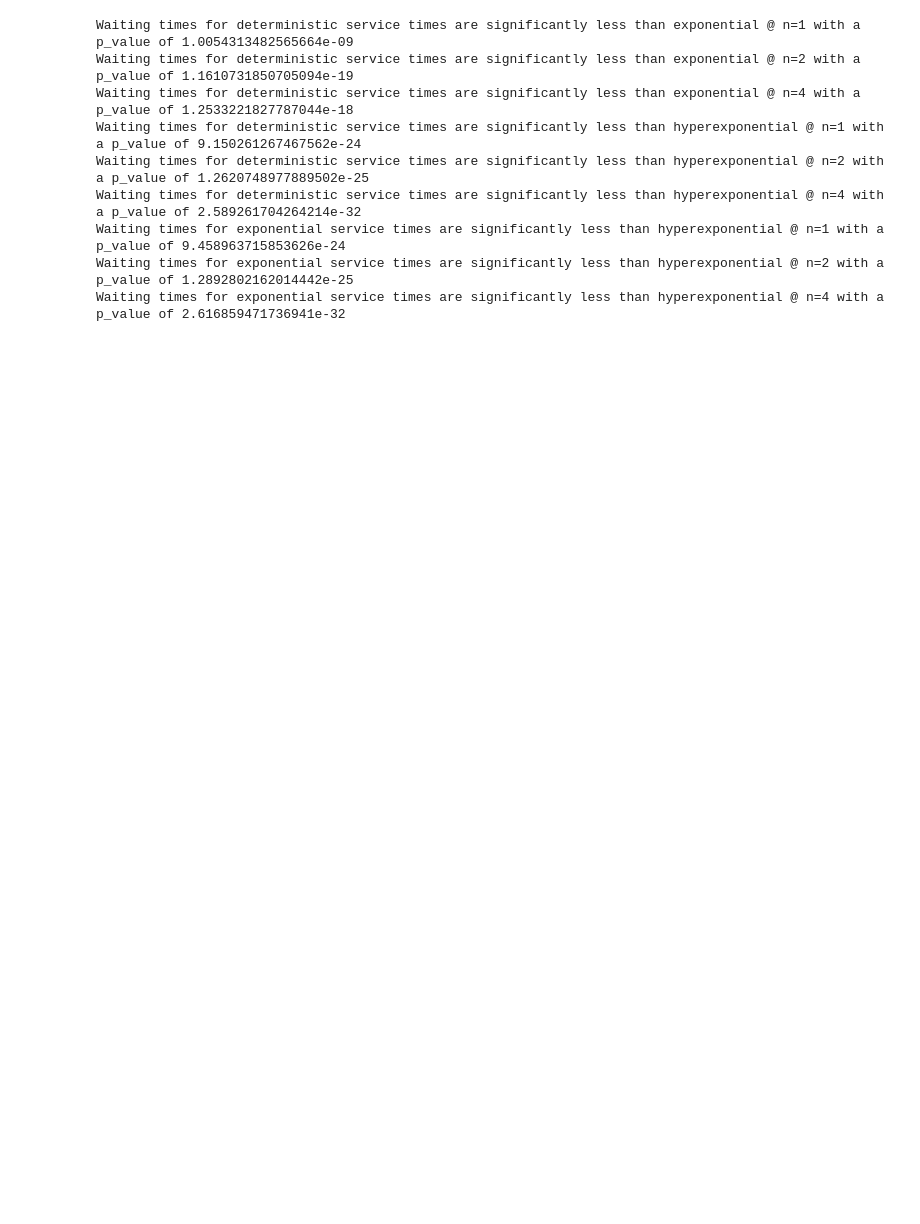
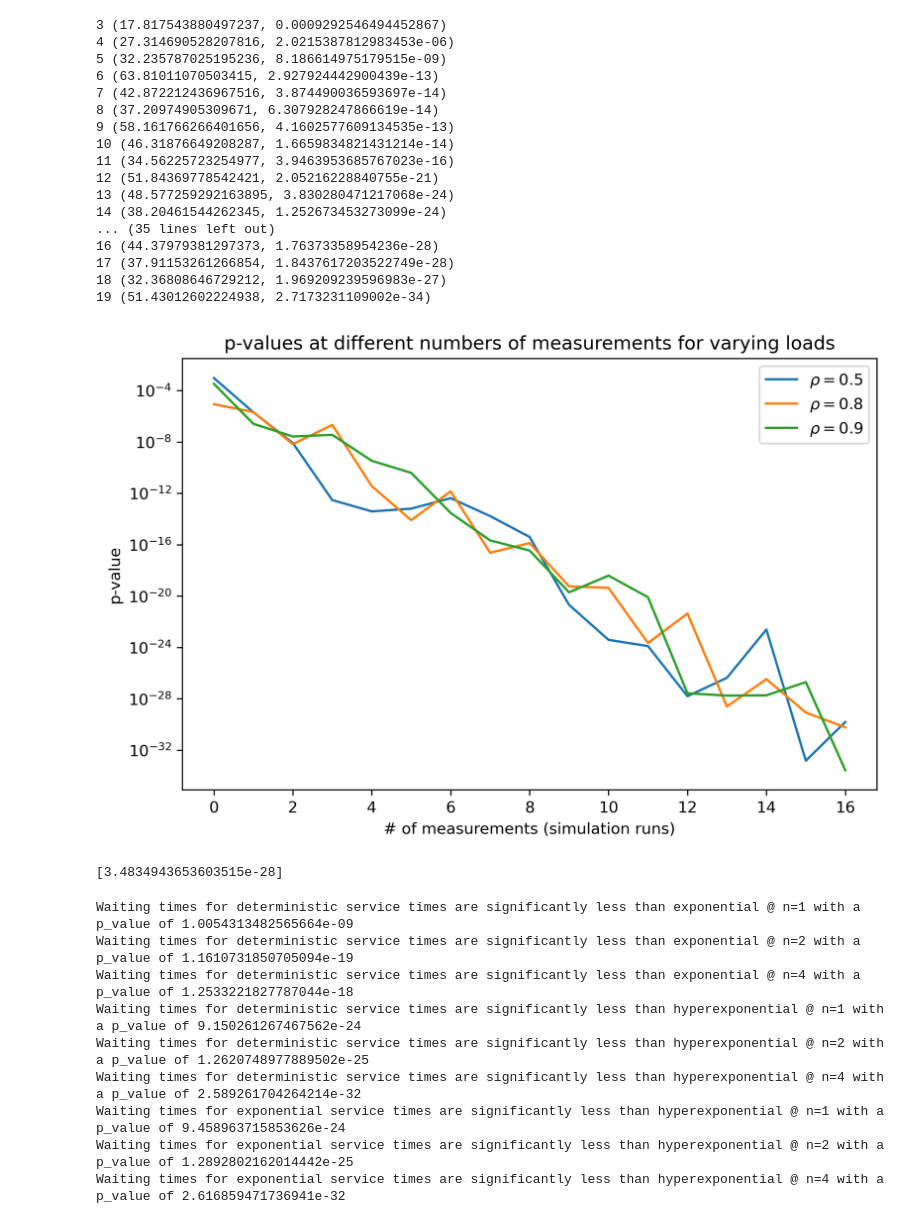
Before and after one commit to matijsv/Stochastic_Simulation_Assignments, a Jupyter notebook: Assignment2/assignment2.ipynb, the cells around one changed output. Drawn from its saved outputs; the diff is of its cells as text; code cells hidden in the pictures; blank space fills up the shorter version.

```diff
--- a/Assignment2/assignment2.ipynb
+++ b/Assignment2/assignment2.ipynb
@@ -307,6 +300,69 @@ Waiting times for n=4 are significantly less than n=1 for ρ=0.9 with a p_value
 Waiting times for n=4 are significantly less than n=2 for ρ=0.5 with a p_value of 8.844355773921308e-25
 Waiting times for n=4 are significantly less than n=2 for ρ=0.8 with a p_value of 5.769678052899183e-17
 Waiting times for n=4 are significantly less than n=2 for ρ=0.9 with a p_value of 6.252470511457988e-15
+# %%
+# Parameters
+RANDOM_SEED = 42
+SIM_TIME = 1000  # Simulation time in units
+LOAD_VALUES = [0.5,0.8,0.9]  # ρ values
+SERVICE_RATE = 1.0  # μ (service rate per server)
+MAX_RUNS = 20
+
+def varying_rho_t_test():
+    """
+    This function plots the results of t-test for W(n)=1 > W(n)=2 across different loads with increasing measurements
+    """
+    plt.figure(figsize=(8, 5),dpi=300)
+    plt.title('p-values at different numbers of measurements for varying loads')
+    for rho in LOAD_VALUES:
+        arrival_rate = rho * n_servers * SERVICE_RATE
+        list_p_values = []
+        for i in range(MAX_RUNS):
+            list_waitn1 = []
+            list_waitn2 = []
+            for j in range(i):
+                waitn1, _ = simulate(1, arrival_rate, SIM_TIME, priority=False)
+                waitn2, _ = simulate(2, arrival_rate, SIM_TIME, priority=False)
+                list_waitn1.append(waitn1)
+                list_waitn2.append(waitn2)
+            if i > 2:
+                t_stat, p_value = ttest_ind(list_waitn1, list_waitn2, equal_var=False, alternative='greater')
+                print(i, (t_stat, p_value))
+                list_p_values.append(p_value)
+        plt.semilogy(list_p_values, label=rf'$\rho={rho}$')
+    plt.xlabel('# of measurements (simulation runs)')
+    plt.ylabel('p-value')
+
+    plt.legend()
+
+    return list_p_values
+
+p_values = varying_rho_t_test()
+
+#plt.plot(p_values[:20], label=rf'$\rho={0.5}$')
+# %% [output]
+3 (17.817543880497237, 0.0009292546494452867)
+4 (27.314690528207816, 2.0215387812983453e-06)
+5 (32.235787025195236, 8.186614975179515e-09)
+6 (63.81011070503415, 2.927924442900439e-13)
+7 (42.872212436967516, 3.874490036593697e-14)
+8 (37.20974905309671, 6.307928247866619e-14)
+9 (58.161766266401656, 4.1602577609134535e-13)
+10 (46.31876649208287, 1.6659834821431214e-14)
+11 (34.56225723254977, 3.9463953685767023e-16)
+12 (51.84369778542421, 2.05216228840755e-21)
+13 (48.577259292163895, 3.830280471217068e-24)
+14 (38.20461544262345, 1.252673453273099e-24)
+... (35 lines left out)
+16 (44.37979381297373, 1.76373358954236e-28)
+17 (37.91153261266854, 1.8437617203522749e-28)
+18 (32.36808646729212, 1.969209239596983e-27)
+19 (51.43012602224938, 2.7173231109002e-34)
+[figure, added]
+# %%
+print(p_values)
+# %% [output]
+[3.4834943653603515e-28]
 # %%
 # Experiment with different service rate distributions
 
```
Also changed, not shown: parts of 4 cells of this notebook.
